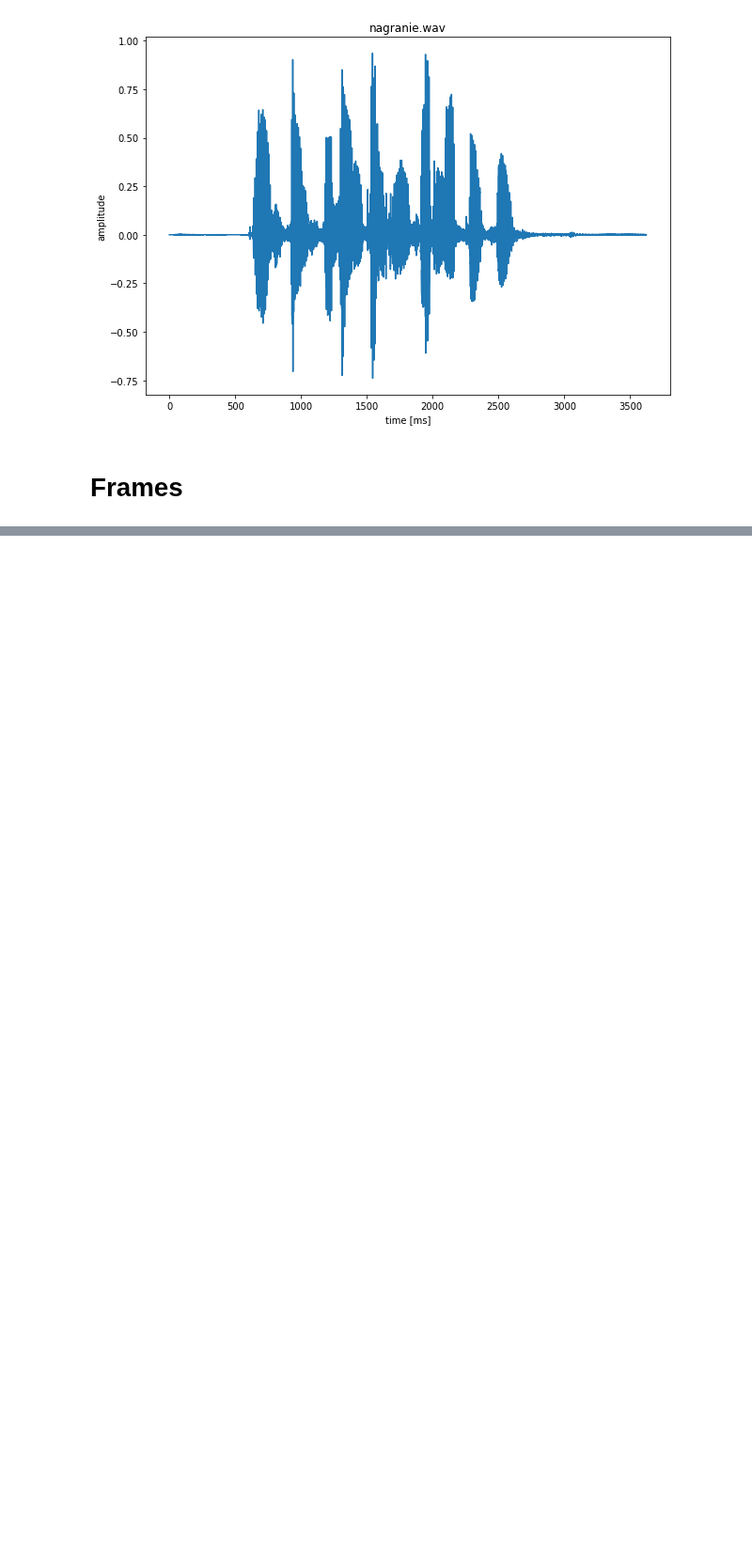
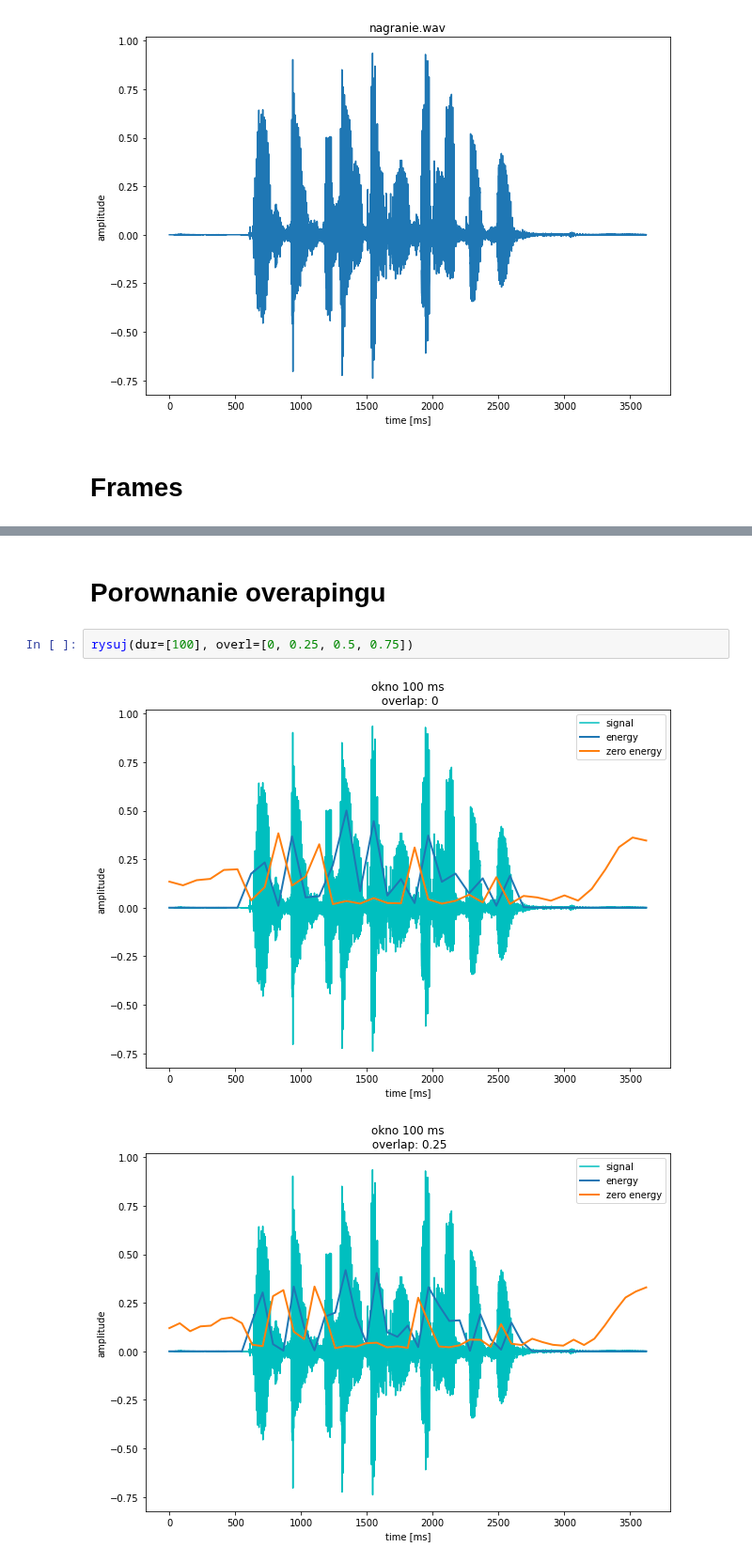
Before and after one commit to MeWoash/Data-analysis, a Jupyter notebook: lab12/lab12.ipynb, the cells around one changed output, grey strips where cells are left out. Shown at 94% size. Saved outputs shown, nothing was run; the diff lists cells and outputs as text; blank space fills up the shorter version.

```diff
--- a/lab12/lab12.ipynb
+++ b/lab12/lab12.ipynb
@@ -74,0 +94,7 @@ for d in dur:
+# %% [markdown]
+# Porownanie overapingu
+# %%
+rysuj(dur=[100], overl=[0, 0.25, 0.5, 0.75])
+# %% [output]
+[figure, added]
+[figure, added]
```
Also changed, not shown: parts of 12 cells of this notebook.
